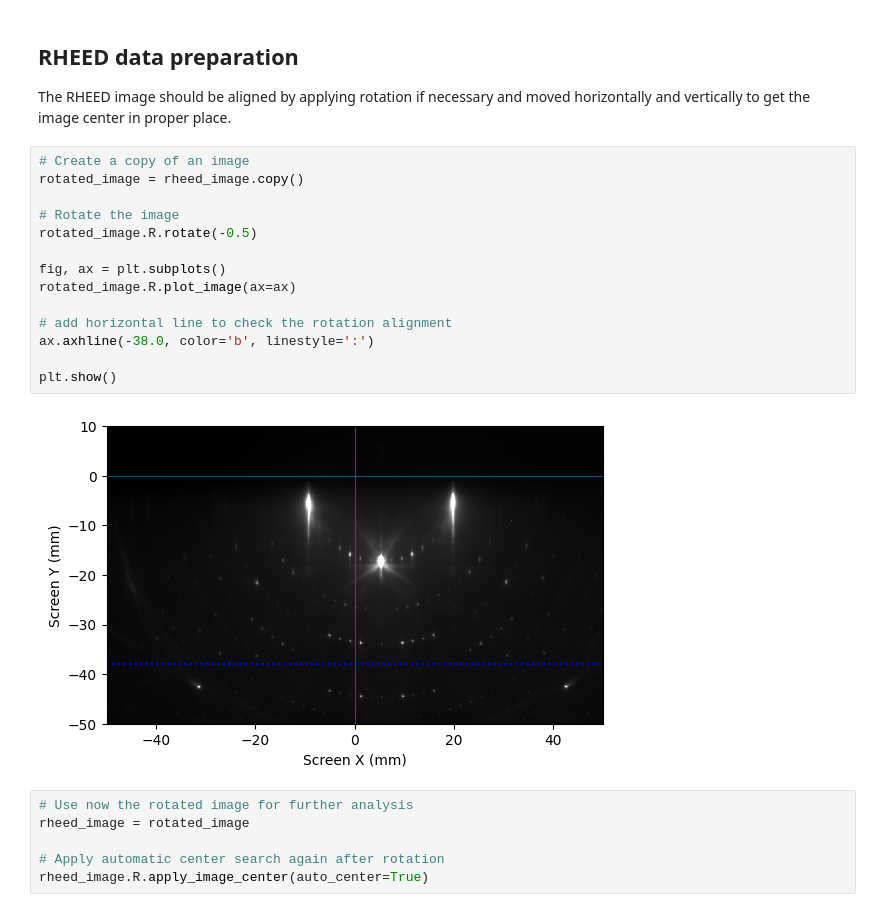
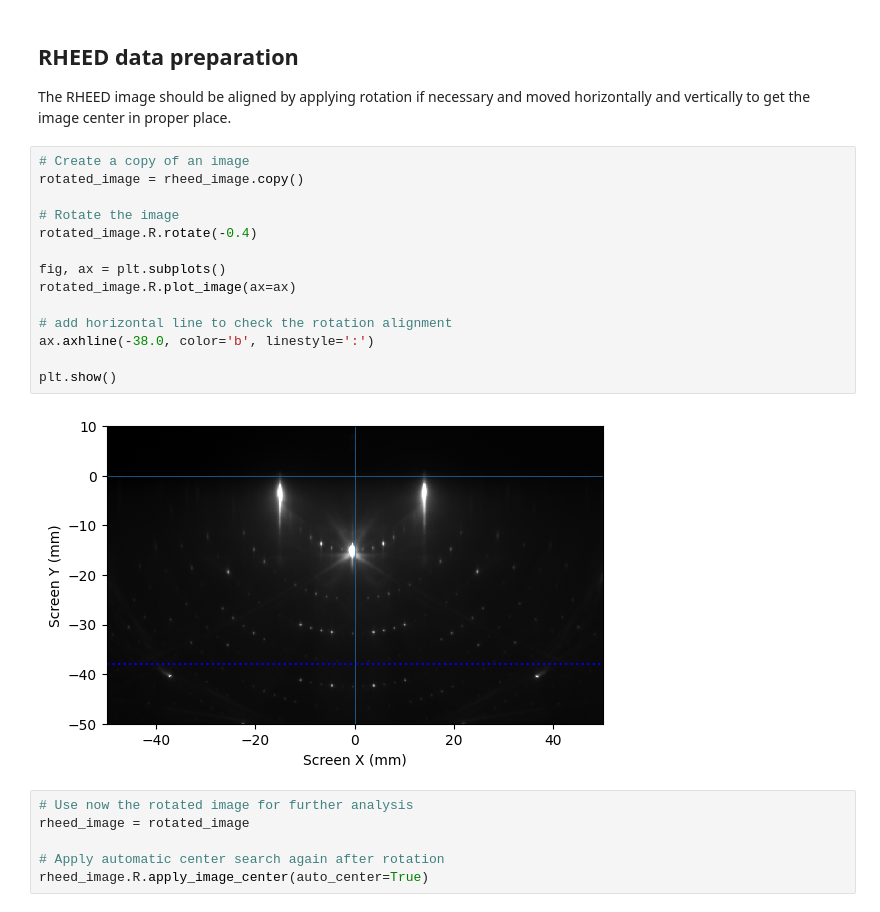
Before and after one commit to mkopciuszynski/xrheed, a Jupyter notebook: docs/source/notebooks/diffraction_profiles.ipynb, the cells around one changed output. Saved outputs shown, nothing was run; the diff lists cells and outputs as text.

```diff
--- a/docs/source/notebooks/diffraction_profiles.ipynb
+++ b/docs/source/notebooks/diffraction_profiles.ipynb
@@ -30,19 +30,19 @@ The RHEED image should be aligned by applying rotation if necessary and moved ho
 # %%
 # Create a copy of an image
 rotated_image = rheed_image.copy()
 
 # Rotate the image
-rotated_image.R.rotate(-0.5)
+rotated_image.R.rotate(-0.4)
 
 fig, ax = plt.subplots()
 rotated_image.R.plot_image(ax=ax)
 
 # add horizontal line to check the rotation alignment
 ax.axhline(-38.0, color='b', linestyle=':')
 
 plt.show()
 # %% [output]
-[figure, old version]
+[figure, new version]
 # %%
 # Use now the rotated image for further analysis
 rheed_image = rotated_image
```
Also changed, not shown: parts of 5 cells of this notebook, 4 other files.
